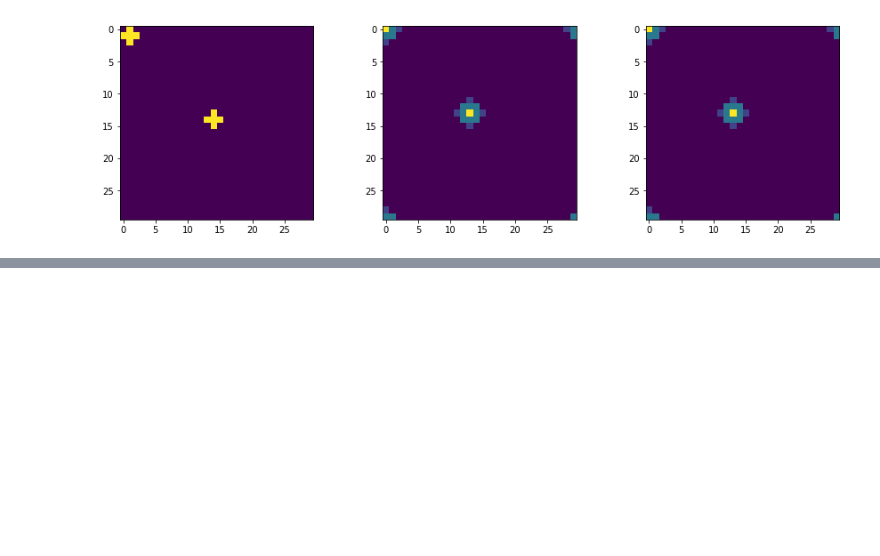
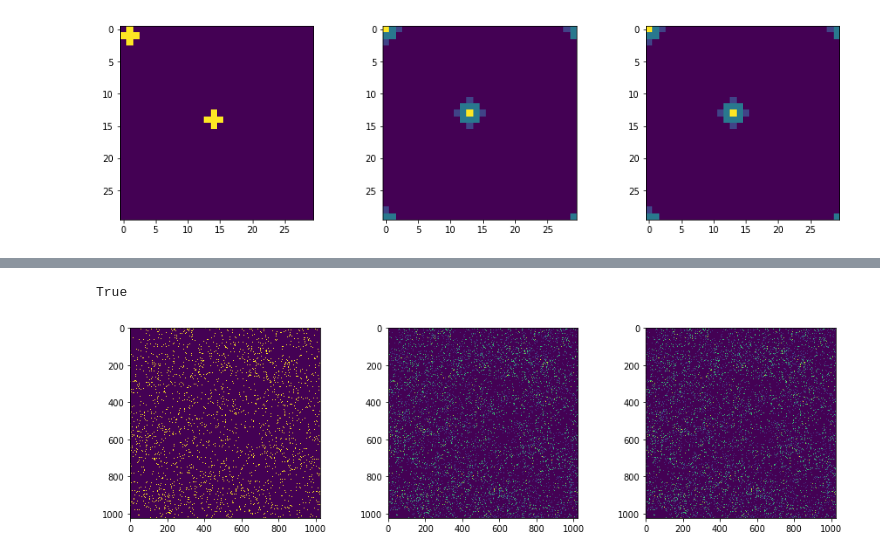
Before and after one commit to ianw89/cgm-brush, a Jupyter notebook: src/tests.ipynb, the cells around one changed output, grey strips where cells are left out. Cells and saved outputs as stored; diff of their text form; code cells hidden in the pictures; blank space fills up the shorter version.

```diff
--- a/src/tests.ipynb
+++ b/src/tests.ipynb
@@ -137,0 +151,15 @@ axes[2].imshow(c8) # what we do today, but period instead of symmetric
+# %%
+# Issue in real code
+a = np.load('../var/problem halos.npy', allow_pickle=True)
+b = np.load('../var/problem mask.npy', allow_pickle=True)
+c8 = convolve(a, b, mode='wrap') # This is almost what we do today: just same method but using wrap instead of reflect
+c3 = my_convolve(a, b)
+assert (np.allclose(c8, c3)), "test failed"
+
+fig, axes = plt.subplots(1,3,figsize=(15, 4))
+axes[0].imshow(a)
+axes[1].imshow(c3) # hand written version
+axes[2].imshow(c8) # what we do today, but period instead of symmetric
+# %% [output]
+True
+[figure, added]
```
Also changed, not shown: parts of 5 cells of this notebook, 2 other files.
